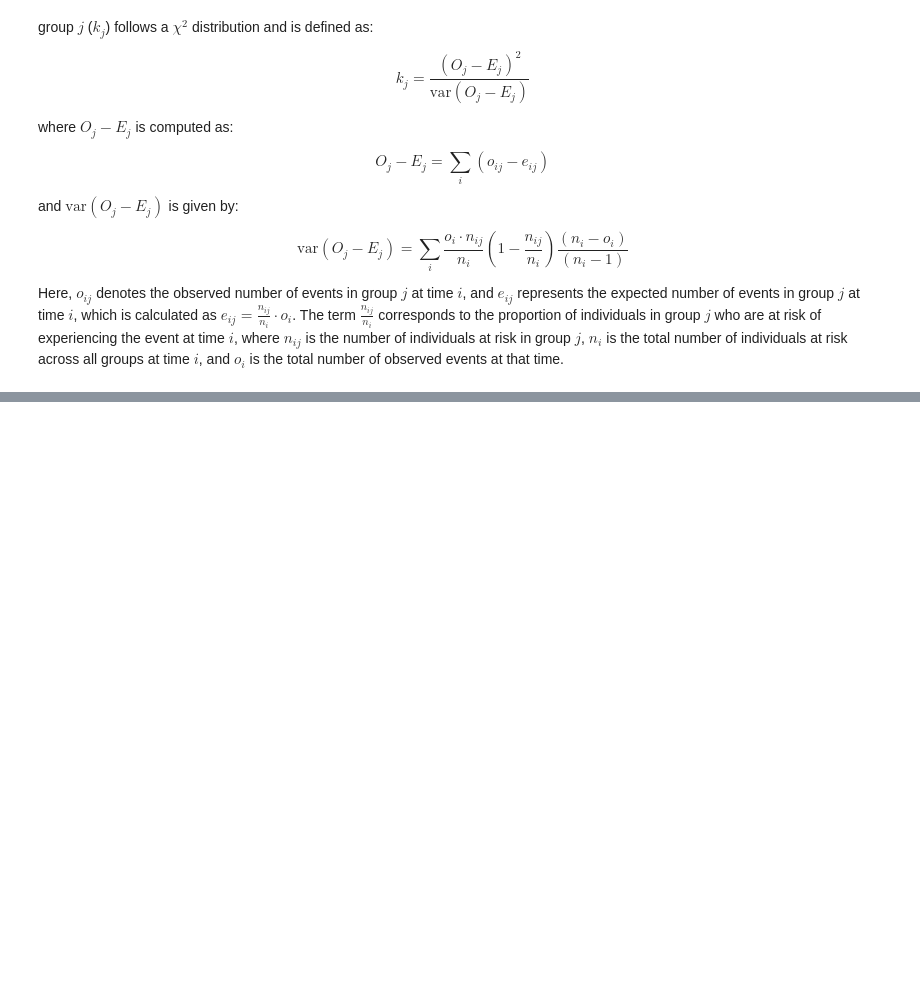
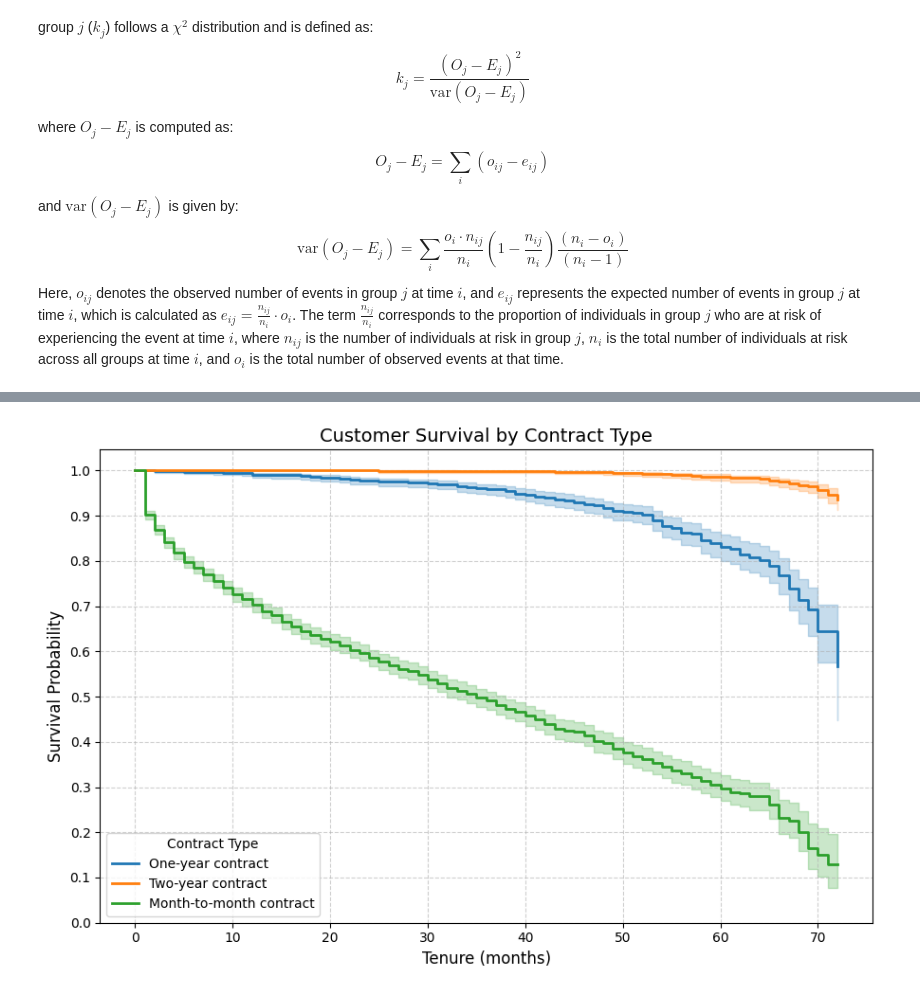
Before and after one commit to blessycode/customer-churn, a Jupyter notebook: survivalanalysis.ipynb, the cells around one changed output, grey strips where cells are left out. Saved outputs shown, nothing was run; the diff lists cells and outputs as text; code cells hidden in the pictures; blank space fills up the shorter version.

Commit message:
feat:finalized survival models

```diff
--- a/survivalanalysis.ipynb
+++ b/survivalanalysis.ipynb
@@ -73,6 +71,13 @@ data['TotalCharges'] = pd.to_numeric(data['TotalCharges'], errors='coerce')
 # Remove rows with missing values
 data.dropna(inplace=True)
 
+# Reset index after dropna to ensure consistency with all derived variables
+data.reset_index(drop=True, inplace=True)
+
+# Extract time and event variables with aligned indices
+timevar = data["tenure"].reset_index(drop=True)
+eventvar = data["Churn"].reset_index(drop=True)
+
 # Create numeric target variable for correlation analysis (Yes=1, No=0)
 data['Churn_Num'] = data['Churn'].apply(lambda x: 1 if x == 'Yes' else 0)
 
@@ -97,9 +102,11 @@ survivaldata = pd.get_dummies(
     data,
     columns=categorical,
     drop_first=True
-
 )
 
+# Reset index to ensure alignment with timevar and eventvar
+survivaldata.reset_index(drop=True, inplace=True)
+
 survivaldata.head()
 # %% [output]
 |  | SeniorCitizen | tenure | MonthlyCharges | TotalCharges | Churn | Churn_Num | gender_Male | Partner_Yes | ... |
@@ -175,0 +205,62 @@ Here, $o_{ij}$ denotes the observed number of events in group $j$ at time $i$, a
+# %%
+# Contract analysis by contract type
+# Create boolean masks for filtering by contract type
+contract_one_year = survivaldata['Contract_One year'] == 1
+contract_two_year = survivaldata['Contract_Two year'] == 1
+contract_month_to_month = (
+    (survivaldata['Contract_One year'] == 0) &
+    (survivaldata['Contract_Two year'] == 0)
+)
+
+# Create figure
+plt.figure(figsize=(9, 6))
+ax = plt.gca()
+
+# One-year contract
+kmf.fit(
+    timevar[contract_one_year],
+    event_observed=eventvar[contract_one_year],
+    label="One-year contract"
+)
+kmf.plot_survival_function(
+    ax=ax,
+    ci_show=True,
+    linewidth=2
+)
+
+# Two-year contract
+kmf.fit(
+    timevar[contract_two_year],
+    event_observed=eventvar[contract_two_year],
+    label="Two-year contract"
+)
+kmf.plot_survival_function(
+    ax=ax,
+    ci_show=True,
+    linewidth=2
+)
+
+# Month-to-month contract
+kmf.fit(
+    timevar[contract_month_to_month],
+    event_observed=eventvar[contract_month_to_month],
+    label="Month-to-month contract"
+)
+kmf.plot_survival_function(
+    ax=ax,
+    ci_show=True,
+    linewidth=2
+)
+
+# Formatting
+plt.title("Customer Survival by Contract Type", fontsize=14)
+plt.xlabel("Tenure (months)", fontsize=12)
+plt.ylabel("Survival Probability", fontsize=12)
+plt.yticks(np.linspace(0, 1, 11))
+plt.grid(True, linestyle="--", alpha=0.6)
+plt.legend(title="Contract Type", fontsize=10)
+
+plt.tight_layout()
+plt.show()
+# %% [output]
+[figure, added]
```
Also changed, not shown: parts of 11 cells of this notebook.
